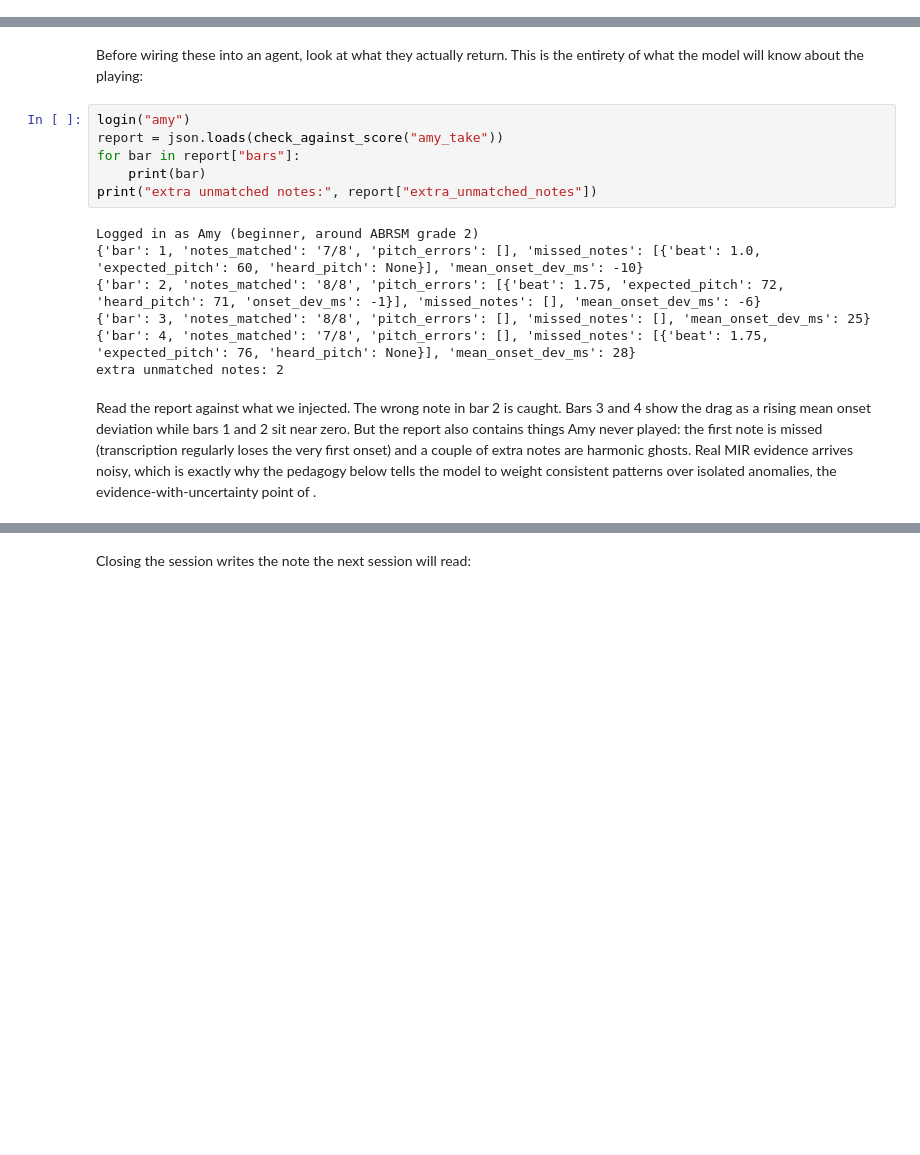
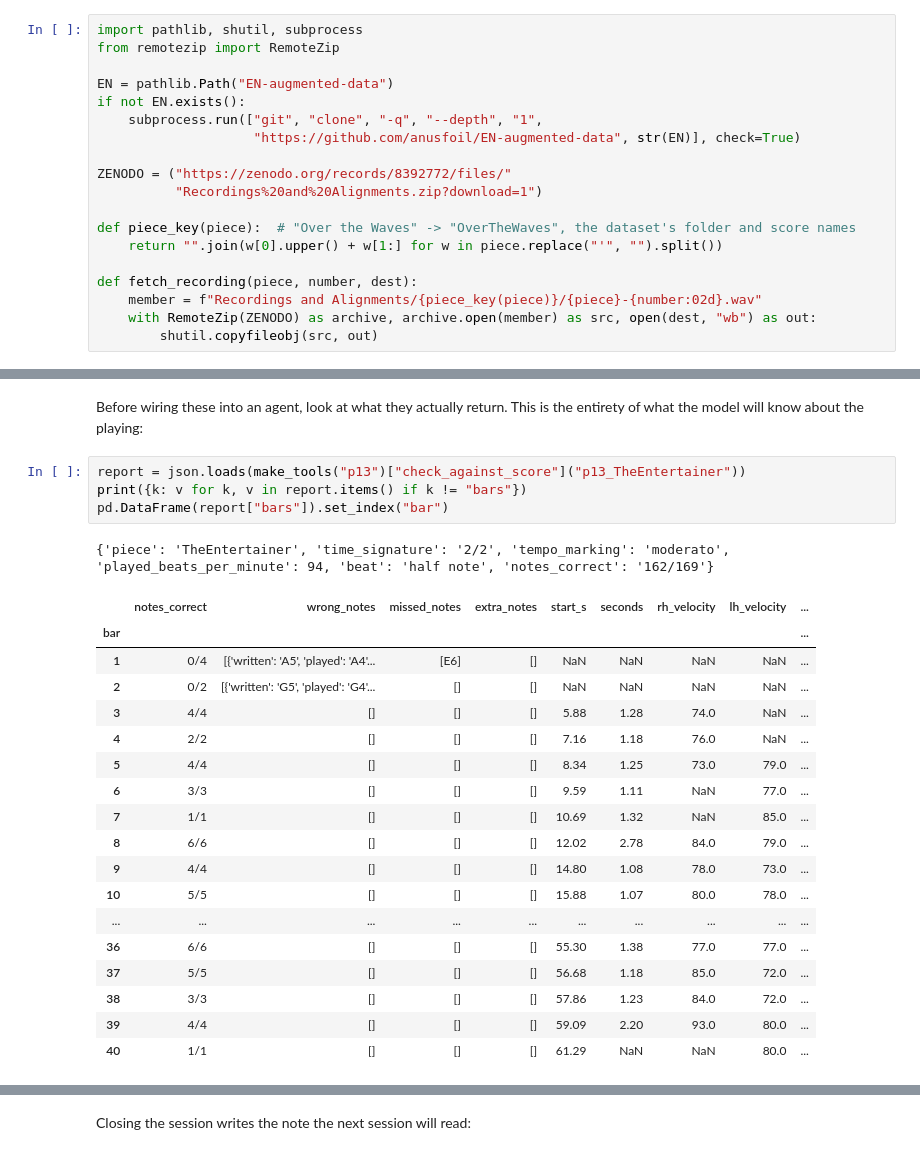
Before and after one commit to music-llm-tutorial/music-llm-tutorial.github.io, a Jupyter notebook: book/performing/agentic_demo.ipynb, the cells around one changed output, grey strips where cells are left out. Drawn from its saved outputs; the diff is of its cells as text; blank space fills up the shorter version.

```diff
--- a/book/performing/agentic_demo.ipynb
+++ b/book/performing/agentic_demo.ipynb
@@ -43,3 +41,22 @@ if not os.environ.get("ANTHROPIC_API_KEY"):
+# %%
+import pathlib, shutil, subprocess
+from remotezip import RemoteZip
+
+EN = pathlib.Path("EN-augmented-data")
+if not EN.exists():
+    subprocess.run(["git", "clone", "-q", "--depth", "1",
+                    "https://github.com/anusfoil/EN-augmented-data", str(EN)], check=True)
+
+ZENODO = ("https://zenodo.org/records/8392772/files/"
+          "Recordings%20and%20Alignments.zip?download=1")
+
+def piece_key(piece):  # "Over the Waves" -> "OverTheWaves", the dataset's folder and score names
+    return "".join(w[0].upper() + w[1:] for w in piece.replace("'", "").split())
+
+def fetch_recording(piece, number, dest):
+    member = f"Recordings and Alignments/{piece_key(piece)}/{piece}-{number:02d}.wav"
+    with RemoteZip(ZENODO) as archive, archive.open(member) as src, open(dest, "wb") as out:
+        shutil.copyfileobj(src, out)
 # %% [markdown]
 ## The studio database
 
@@ -290,17 +355,26 @@ WARNING:root:Tensorflow is not installed. If you plan to use a TF Saved Model, r
 # %% [markdown]
 Before wiring these into an agent, look at what they actually return. This is the entirety of what the model will know about the playing:
-# %%
-login("amy")
-report = json.loads(check_against_score("amy_take"))
-for bar in report["bars"]:
-    print(bar)
-print("extra unmatched notes:", report["extra_unmatched_notes"])
-# %% [output]
-Logged in as Amy (beginner, around ABRSM grade 2)
-{'bar': 1, 'notes_matched': '7/8', 'pitch_errors': [], 'missed_notes': [{'beat': 1.0, 'expected_pitch': 60, 'heard_pitch': None}], 'mean_onset_dev_ms': -10}
-{'bar': 2, 'notes_matched': '8/8', 'pitch_errors': [{'beat': 1.75, 'expected_pitch': 72, 'heard_pitch': 71, 'onset_dev_ms': -1}], 'missed_notes': [], 'mean_onset_dev_ms': -6}
-{'bar': 3, 'notes_matched': '8/8', 'pitch_errors': [], 'missed_notes': [], 'mean_onset_dev_ms': 25}
-{'bar': 4, 'notes_matched': '7/8', 'pitch_errors': [], 'missed_notes': [{'beat': 1.75, 'expected_pitch': 76, 'heard_pitch': None}], 'mean_onset_dev_ms': 28}
-extra unmatched notes: 2
-# %% [markdown]
-Read the report against what we injected. The wrong note in bar 2 is caught. Bars 3 and 4 show the drag as a rising mean onset deviation while bars 1 and 2 sit near zero. But the report also contains things Amy never played: the first note is missed (transcription regularly loses the very first onset) and a couple of extra notes are harmonic ghosts. Real MIR evidence arrives noisy, which is exactly why the pedagogy below tells the model to weight consistent patterns over isolated anomalies, the evidence-with-uncertainty point of [](./agentic_tools.md).
+# %%
+report = json.loads(make_tools("p13")["check_against_score"]("p13_TheEntertainer"))
+print({k: v for k, v in report.items() if k != "bars"})
+pd.DataFrame(report["bars"]).set_index("bar")
+# %% [output]
+{'piece': 'TheEntertainer', 'time_signature': '2/2', 'tempo_marking': 'moderato', 'played_beats_per_minute': 94, 'beat': 'half note', 'notes_correct': '162/169'}
+|  | notes_correct | wrong_notes | missed_notes | extra_notes | start_s | seconds | rh_velocity | lh_velocity | ... |
+| bar |  |  |  |  |  |  |  |  | ... |
+| 1 | 0/4 | [{'written': 'A5', 'played': 'A4'... | [E6] | [] | NaN | NaN | NaN | NaN | ... |
+| 2 | 0/2 | [{'written': 'G5', 'played': 'G4'... | [] | [] | NaN | NaN | NaN | NaN | ... |
+| 3 | 4/4 | [] | [] | [] | 5.88 | 1.28 | 74.0 | NaN | ... |
+| 4 | 2/2 | [] | [] | [] | 7.16 | 1.18 | 76.0 | NaN | ... |
+| 5 | 4/4 | [] | [] | [] | 8.34 | 1.25 | 73.0 | 79.0 | ... |
+| 6 | 3/3 | [] | [] | [] | 9.59 | 1.11 | NaN | 77.0 | ... |
+| 7 | 1/1 | [] | [] | [] | 10.69 | 1.32 | NaN | 85.0 | ... |
+| 8 | 6/6 | [] | [] | [] | 12.02 | 2.78 | 84.0 | 79.0 | ... |
+| 9 | 4/4 | [] | [] | [] | 14.80 | 1.08 | 78.0 | 73.0 | ... |
+| 10 | 5/5 | [] | [] | [] | 15.88 | 1.07 | 80.0 | 78.0 | ... |
+| ... | ... | ... | ... | ... | ... | ... | ... | ... | ... |
+| 36 | 6/6 | [] | [] | [] | 55.30 | 1.38 | 77.0 | 77.0 | ... |
+| 37 | 5/5 | [] | [] | [] | 56.68 | 1.18 | 85.0 | 72.0 | ... |
+| 38 | 3/3 | [] | [] | [] | 57.86 | 1.23 | 84.0 | 72.0 | ... |
+| 39 | 4/4 | [] | [] | [] | 59.09 | 2.20 | 93.0 | 80.0 | ... |
+| 40 | 1/1 | [] | [] | [] | 61.29 | NaN | NaN | 80.0 | ... |
```
Also changed, not shown: parts of 60 cells of this notebook, 1 other file.
